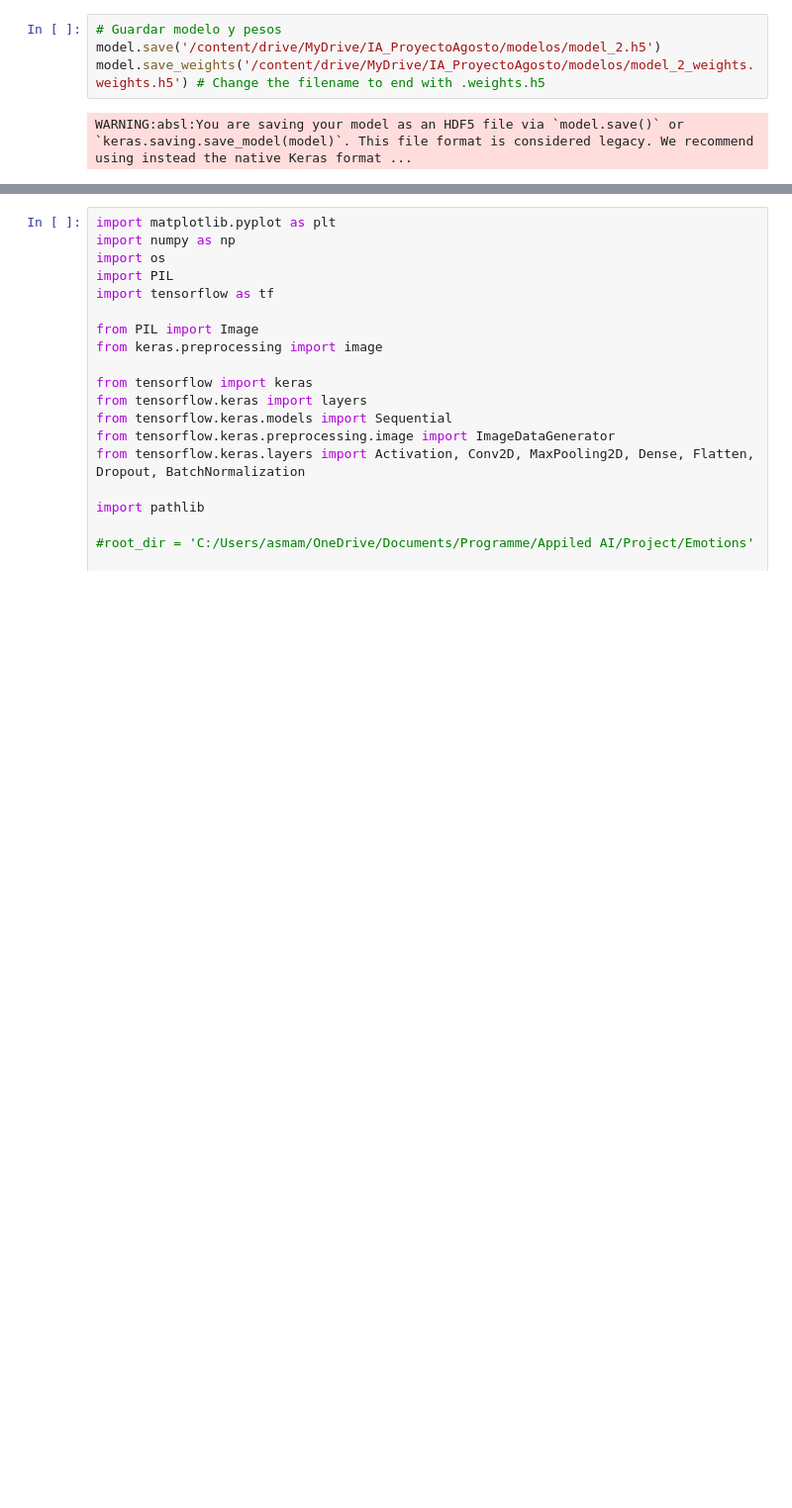
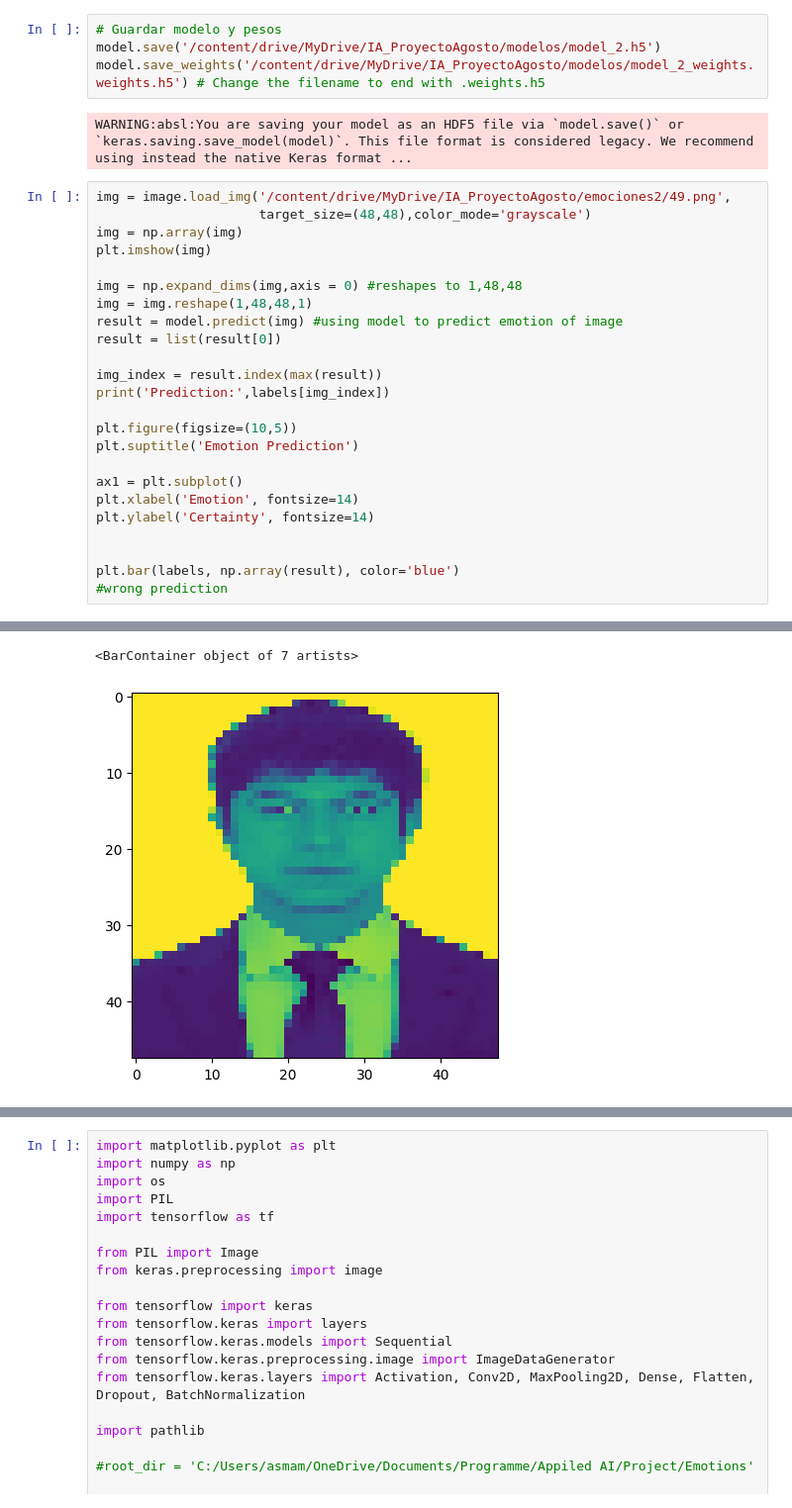
Before and after one commit to AMPINTO2024/IA_Proyecto, a Jupyter notebook: Modelo02.ipynb, the cells around one changed output, grey strips where cells are left out. Shown at 99% size. Drawn from its saved outputs; the diff is of its cells as text; blank space fills up the shorter version.

Commit message:
UpdateModelo2
UpdateModelo2

```diff
--- a/Modelo02.ipynb
+++ b/Modelo02.ipynb
@@ -170,3 +170,28 @@ model.save('/content/drive/MyDrive/IA_ProyectoAgosto/modelos/model_2.h5')
 model.save_weights('/content/drive/MyDrive/IA_ProyectoAgosto/modelos/model_2_weights.weights.h5') # Change the filename to end with .weights.h5
 # %% [output]
 WARNING:absl:You are saving your model as an HDF5 file via `model.save()` or `keras.saving.save_model(model)`. This file format is considered legacy. We recommend using instead the native Keras format ...
+# %%
+img = image.load_img('/content/drive/MyDrive/IA_ProyectoAgosto/emociones2/49.png',
+                     target_size=(48,48),color_mode='grayscale')
+img = np.array(img)
+plt.imshow(img)
+
+img = np.expand_dims(img,axis = 0) #reshapes to 1,48,48
+img = img.reshape(1,48,48,1)
+result = model.predict(img) #using model to predict emotion of image
+result = list(result[0])
+
+img_index = result.index(max(result))
+print('Prediction:',labels[img_index])
+
+plt.figure(figsize=(10,5))
+plt.suptitle('Emotion Prediction')
+
+ax1 = plt.subplot()
+plt.xlabel('Emotion', fontsize=14)
+plt.ylabel('Certainty', fontsize=14)
+
+
+plt.bar(labels, np.array(result), color='blue')
+#wrong prediction
+# %% [output]
@@ -172,0 +200,2 @@ WARNING:absl:You are saving your model as an HDF5 file via `model.save()` or `ke
+<BarContainer object of 7 artists>
+[figure, added]
```
Also changed, not shown: parts of 1 cell of this notebook.
